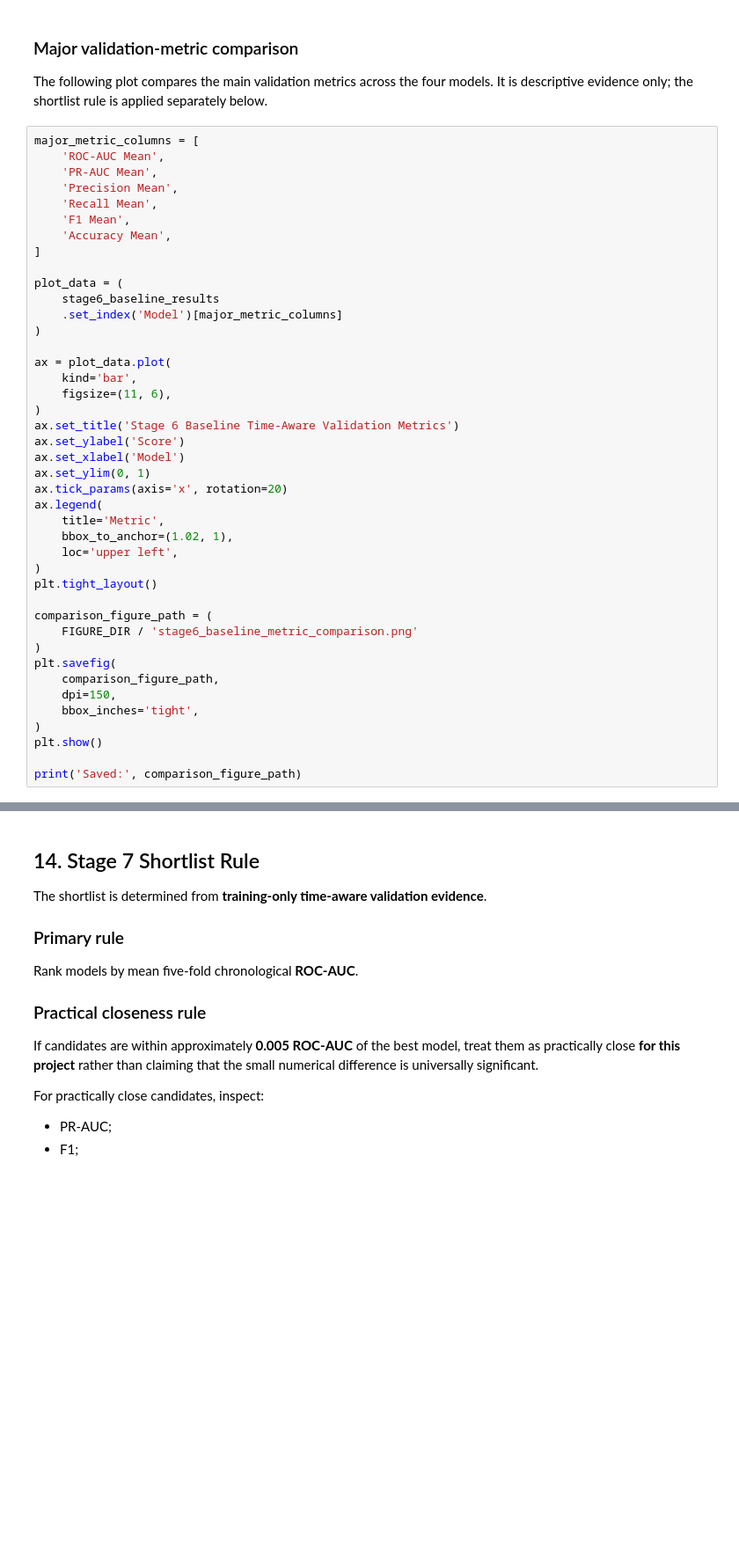
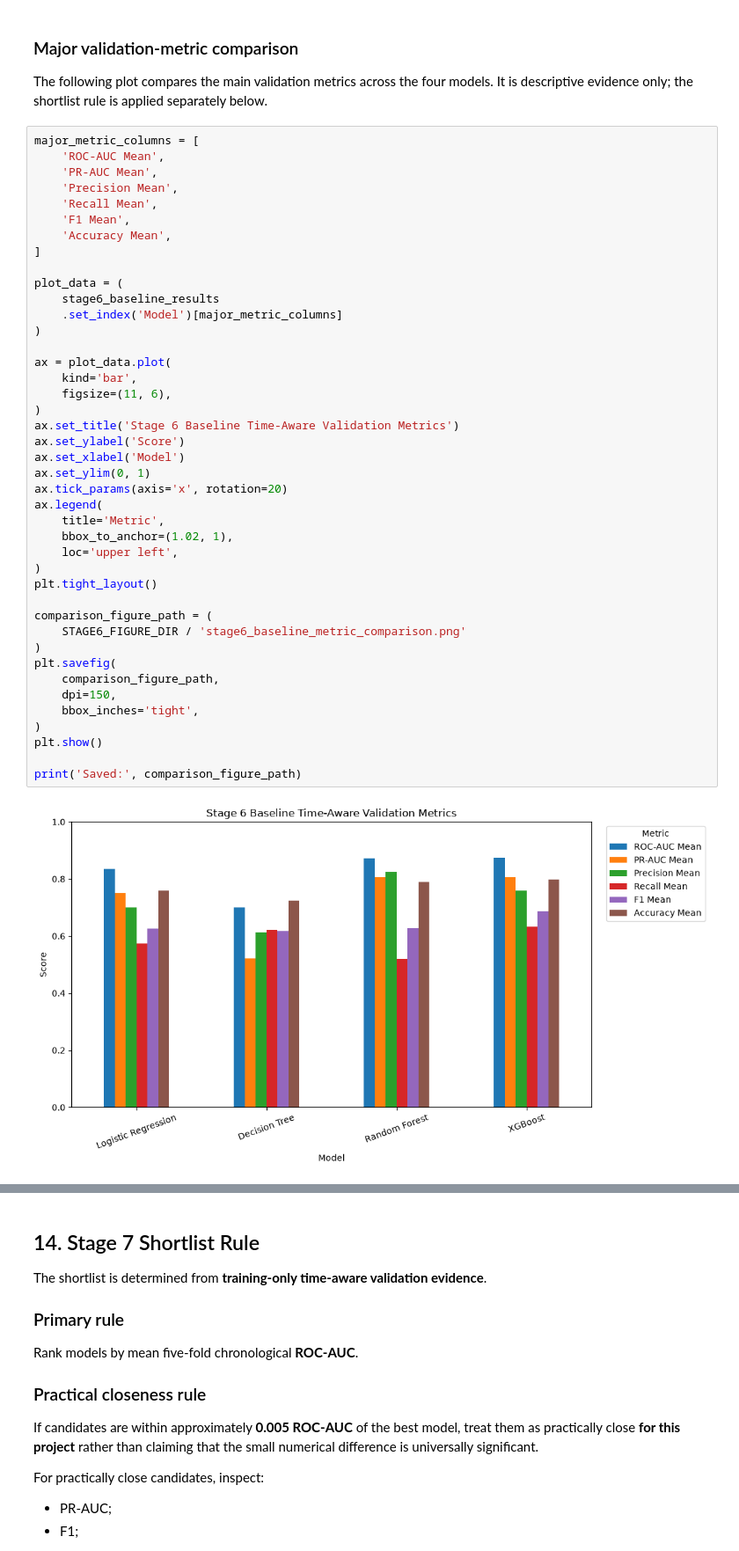
Before and after one commit to sudulran/IT3051-Group27-Hotel-Cancellation-Prediction, a Jupyter notebook: notebooks/03_Model_Development_Comparison.ipynb, the cells around one changed output, grey strips where cells are left out. Shown at 88% size. Drawn from its saved outputs; the diff is of its cells as text; blank space fills up the shorter version.

```diff
--- a/notebooks/03_Model_Development_Comparison.ipynb
+++ b/notebooks/03_Model_Development_Comparison.ipynb
@@ -1020,31 +1192,33 @@ plot_data = (
     stage6_baseline_results
     .set_index('Model')[major_metric_columns]
 )
 
 ax = plot_data.plot(
     kind='bar',
     figsize=(11, 6),
 )
 ax.set_title('Stage 6 Baseline Time-Aware Validation Metrics')
 ax.set_ylabel('Score')
 ax.set_xlabel('Model')
 ax.set_ylim(0, 1)
 ax.tick_params(axis='x', rotation=20)
 ax.legend(
     title='Metric',
     bbox_to_anchor=(1.02, 1),
     loc='upper left',
 )
 plt.tight_layout()
 
 comparison_figure_path = (
-    FIGURE_DIR / 'stage6_baseline_metric_comparison.png'
+    STAGE6_FIGURE_DIR / 'stage6_baseline_metric_comparison.png'
 )
 plt.savefig(
     comparison_figure_path,
     dpi=150,
     bbox_inches='tight',
 )
 plt.show()
 
 print('Saved:', comparison_figure_path)
+# %% [output]
+[figure, added]
```
Also changed, not shown: parts of 28 cells of this notebook, 36 other files.
